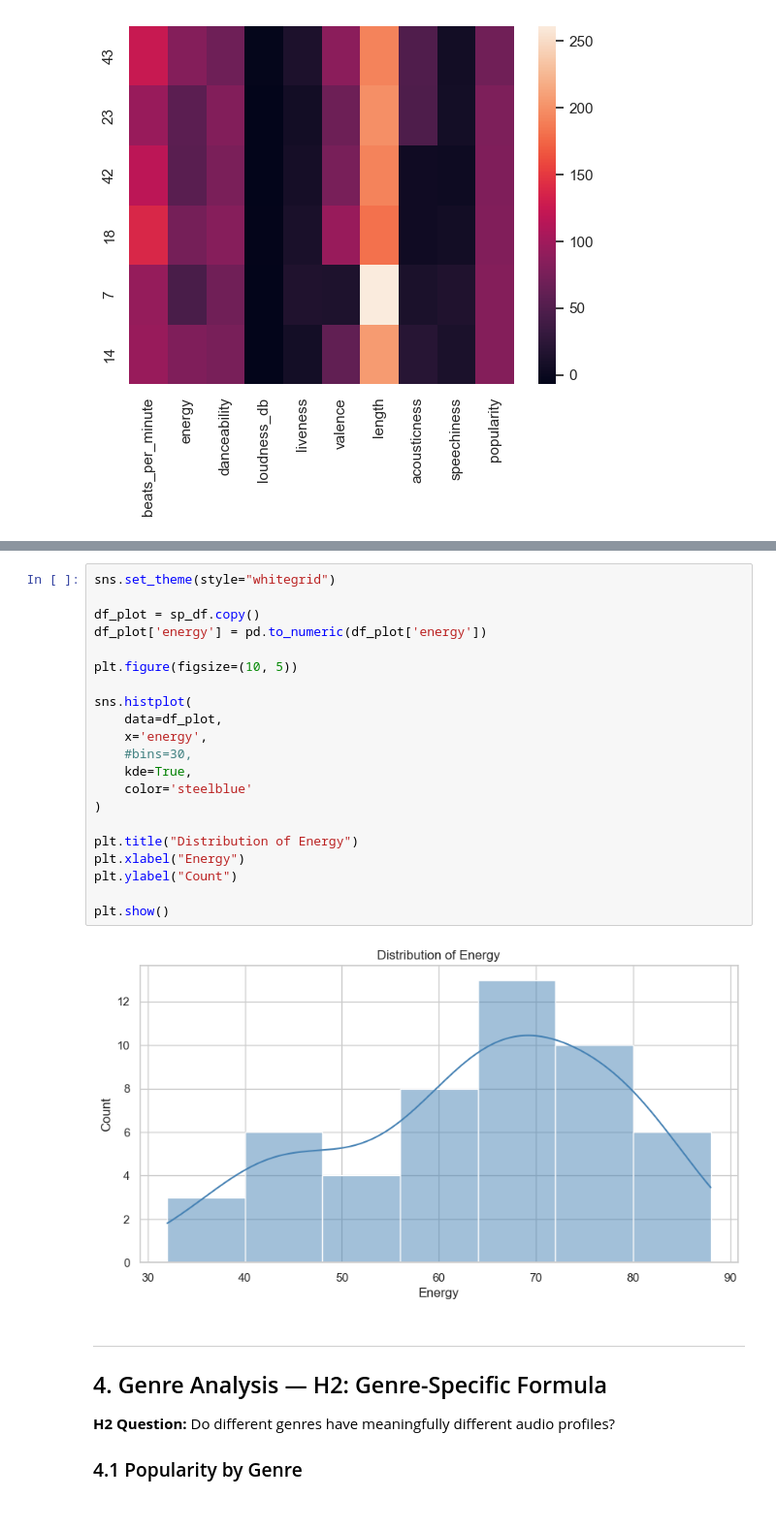
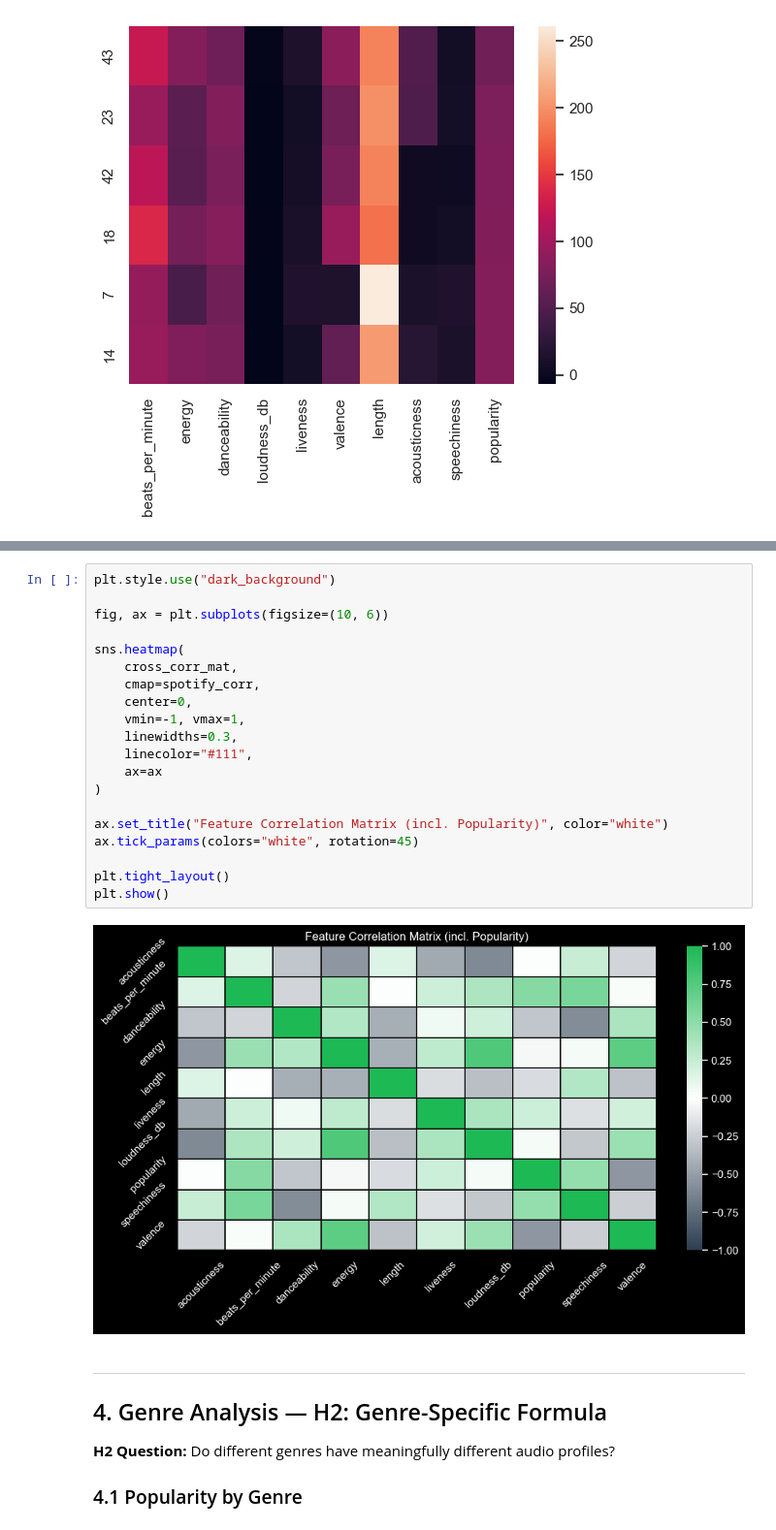
Before and after one commit to cadiyubu/Spotify_Miniproject, a Jupyter notebook: Spotify_top50_merged.ipynb, the cells around one changed output, grey strips where cells are left out. Shown at 97% size. Saved outputs shown, nothing was run; the diff lists cells and outputs as text.

```diff
--- a/Spotify_top50_merged.ipynb
+++ b/Spotify_top50_merged.ipynb
@@ -394,26 +508,25 @@ sns.heatmap(mat2,annot=False,cmap="vlag")
-# %%
-sns.set_theme(style="whitegrid")
-
-df_plot = sp_df.copy()
-df_plot['energy'] = pd.to_numeric(df_plot['energy'])
-
-plt.figure(figsize=(10, 5))
-
-sns.histplot(
-    data=df_plot,
-    x='energy',
-    #bins=30,
-    kde=True,
-    color='steelblue'
-)
-
-plt.title("Distribution of Energy")
-plt.xlabel("Energy")
-plt.ylabel("Count")
-
-plt.show()
-# %% [output]
-[figure, removed]
+# %%
+plt.style.use("dark_background")
+
+fig, ax = plt.subplots(figsize=(10, 6))
+
+sns.heatmap(
+    cross_corr_mat,
+    cmap=spotify_corr,
+    center=0,
+    vmin=-1, vmax=1,
+    linewidths=0.3,
+    linecolor="#111",
+    ax=ax
+)
+
+ax.set_title("Feature Correlation Matrix (incl. Popularity)", color="white")
+ax.tick_params(colors="white", rotation=45)
+
+plt.tight_layout()
+plt.show()
+# %% [output]
+[figure, added]
 # %% [markdown]
 ---
 ## 4. Genre Analysis — H2: Genre-Specific Formula
```
Also changed, not shown: parts of 8 cells of this notebook.
